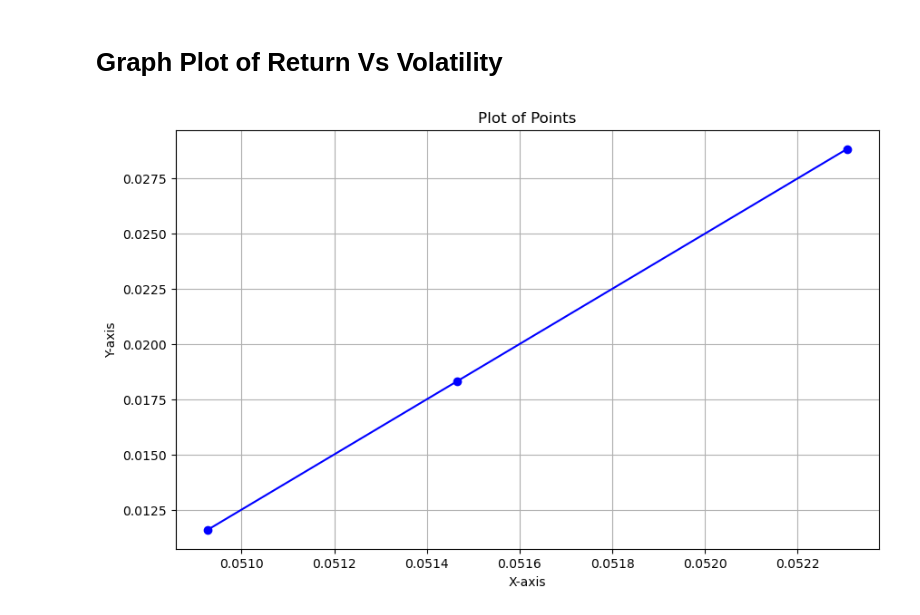
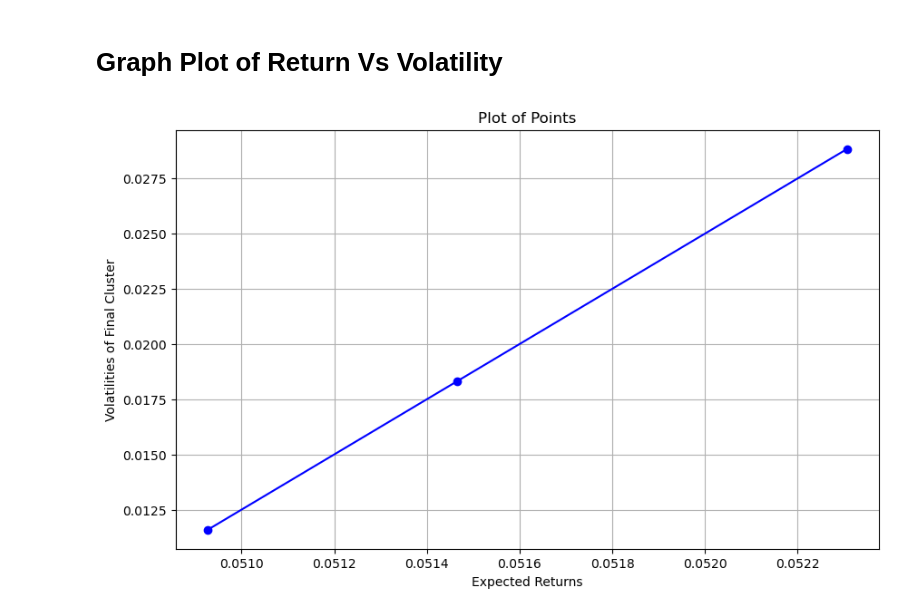
Before and after one commit to Kavya-25/Portfolio_Optimization, a Jupyter notebook: Models/Random Forest Algorithm.ipynb, the cells around one changed output. Cells and saved outputs as stored; diff of their text form; code cells hidden in the pictures.

Commit message:
Graph corrections

```diff
--- a/Models/Random Forest Algorithm.ipynb
+++ b/Models/Random Forest Algorithm.ipynb
@@ -2161,21 +2325,21 @@ Standard Deviation of Portfolio Return: 0.00552
 # %%
 # Extract the coordinates
 x = list(expected_returns.values())
 y = list(final_cluster.values())
 
 # Create the plot
 plt.figure(figsize=(10, 6))
 plt.plot(x, y, marker='o', linestyle='-', color='b')
 
 # Add labels and title
-plt.xlabel('X-axis')
-plt.ylabel('Y-axis')
+plt.xlabel('Expected Returns')
+plt.ylabel('Volatilities of Final Cluster')
 plt.title('Plot of Points')
 
 # Add grid
 plt.grid(True)
 
 # Show the plot
 plt.show()
 # %% [output]
-[figure, old version]
+[figure, new version]
```
Also changed, not shown: parts of 4 cells of this notebook, 1 other file.
